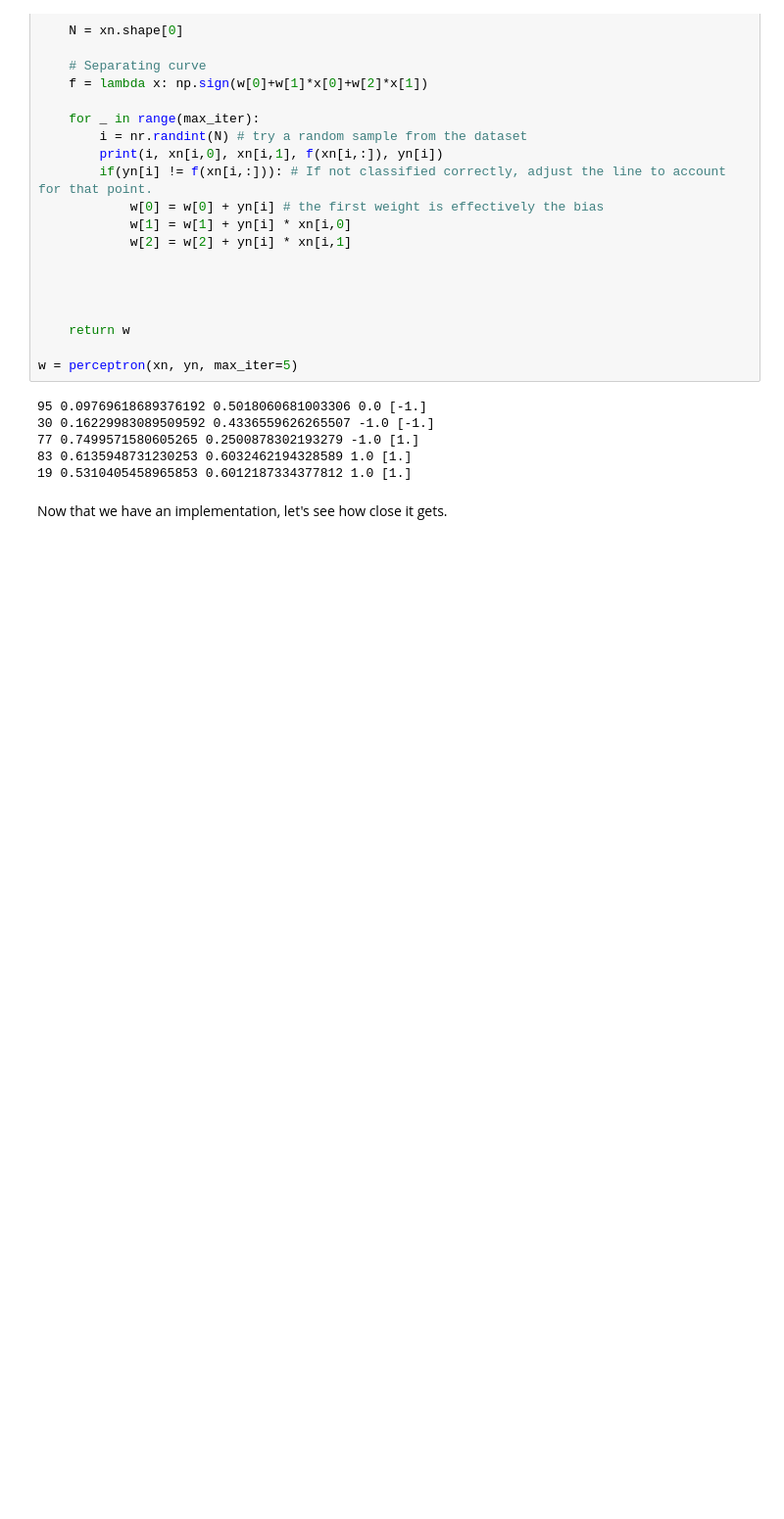
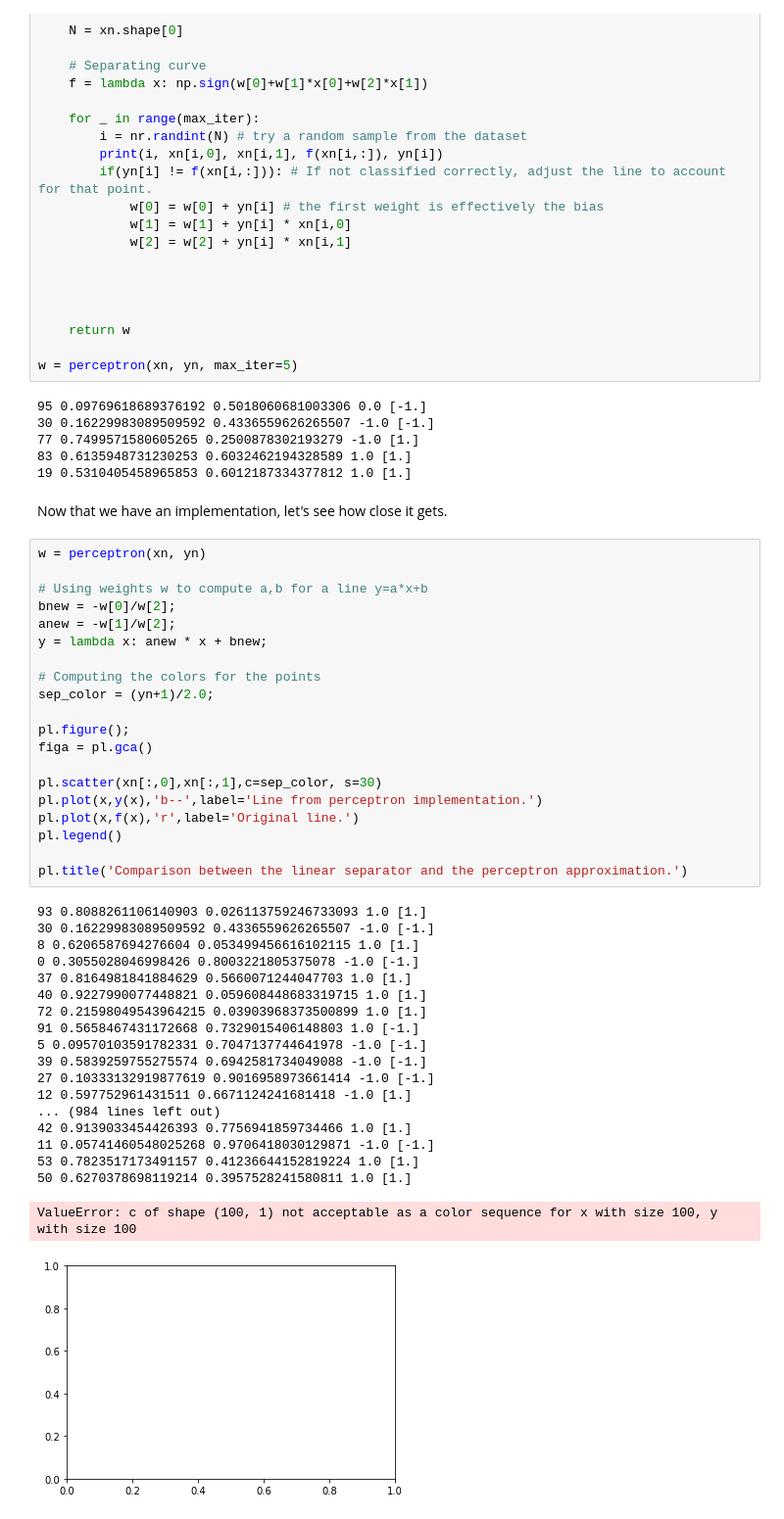
Before and after one commit to truongkhanhduy95/MIT-Deep-Learning, a Jupyter notebook: tutorials_previous/1_python_perceptron.ipynb, the cells around one changed output. Shown: that part at 98% size. Cells and saved outputs as stored; diff of their text form; blank space fills up the shorter version.

```diff
--- a/tutorials_previous/1_python_perceptron.ipynb
+++ b/tutorials_previous/1_python_perceptron.ipynb
@@ -106,3 +106,43 @@ w = perceptron(xn, yn, max_iter=5)
 19 0.5310405458965853 0.6012187334377812 1.0 [1.]
 # %% [markdown]
 Now that we have an implementation, let's see how close it gets.
+# %%
+w = perceptron(xn, yn)
+
+# Using weights w to compute a,b for a line y=a*x+b
+bnew = -w[0]/w[2];
+anew = -w[1]/w[2];
+y = lambda x: anew * x + bnew;
+
+# Computing the colors for the points
+sep_color = (yn+1)/2.0;
+
+pl.figure();
+figa = pl.gca()
+
+pl.scatter(xn[:,0],xn[:,1],c=sep_color, s=30)
+pl.plot(x,y(x),'b--',label='Line from perceptron implementation.')
+pl.plot(x,f(x),'r',label='Original line.')
+pl.legend()
+
+pl.title('Comparison between the linear separator and the perceptron approximation.')
+# %% [output]
+93 0.8088261106140903 0.026113759246733093 1.0 [1.]
+30 0.16229983089509592 0.4336559626265507 -1.0 [-1.]
+8 0.6206587694276604 0.053499456616102115 1.0 [1.]
+0 0.3055028046998426 0.8003221805375078 -1.0 [-1.]
+37 0.8164981841884629 0.5660071244047703 1.0 [1.]
+40 0.9227990077448821 0.059608448683319715 1.0 [1.]
+72 0.21598049543964215 0.03903968373500899 1.0 [1.]
+91 0.5658467431172668 0.7329015406148803 1.0 [-1.]
+5 0.09570103591782331 0.7047137744641978 -1.0 [-1.]
+39 0.5839259755275574 0.6942581734049088 -1.0 [-1.]
+27 0.10333132919877619 0.9016958973661414 -1.0 [-1.]
+12 0.597752961431511 0.6671124241681418 -1.0 [1.]
+... (984 lines left out)
+42 0.9139033454426393 0.7756941859734466 1.0 [1.]
+11 0.05741460548025268 0.9706418030129871 -1.0 [-1.]
+53 0.7823517173491157 0.41236644152819224 1.0 [1.]
+50 0.6270378698119214 0.3957528241580811 1.0 [1.]
+ValueError: c of shape (100, 1) not acceptable as a color sequence for x with size 100, y with size 100
+[figure, added]
```
